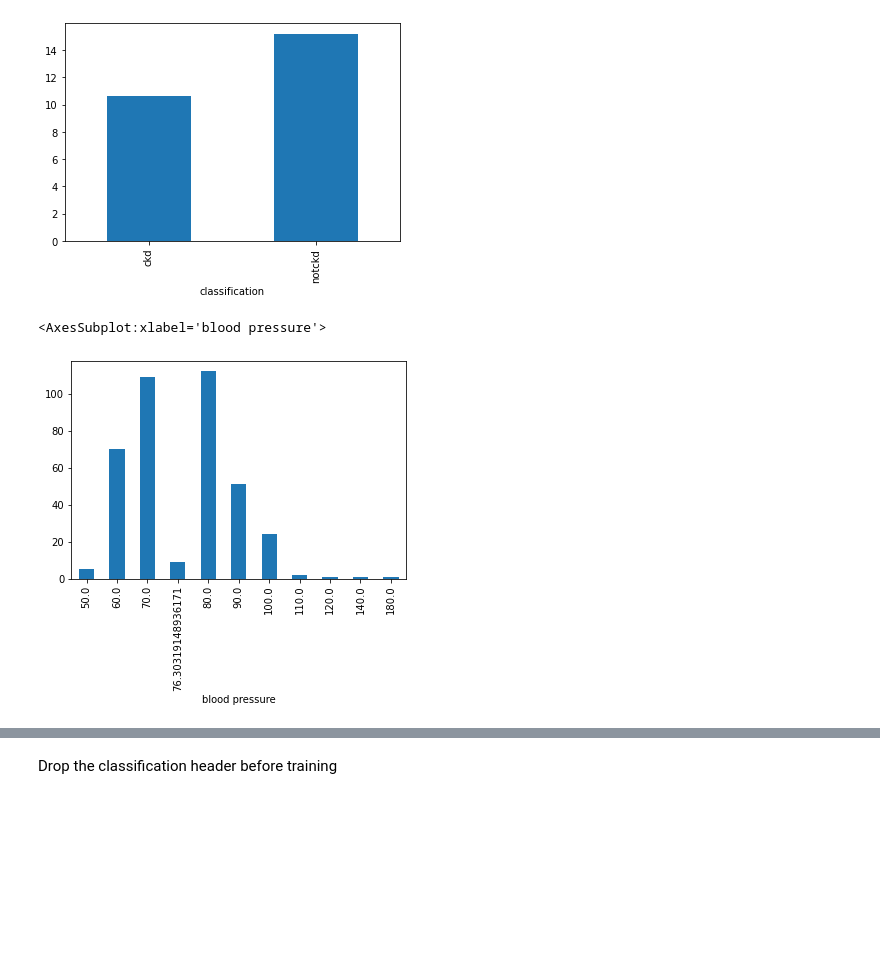
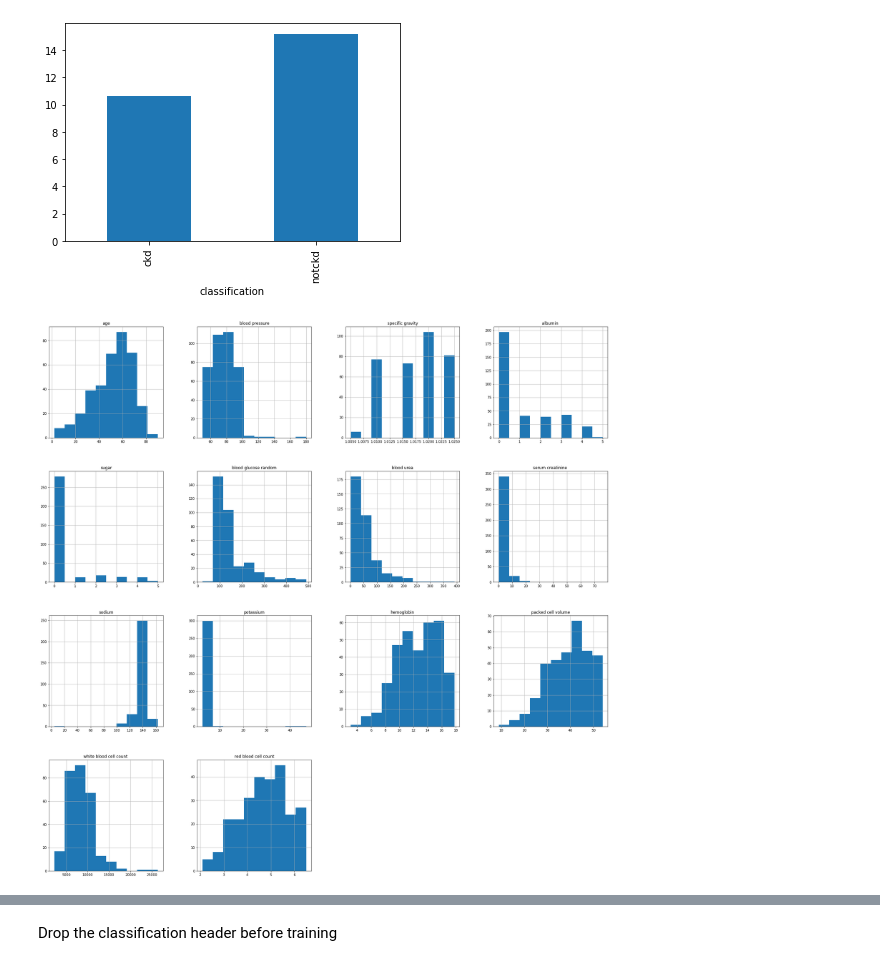
Before and after one commit to MHR1985/DSC_ExamProject, a Jupyter notebook: Python/kidneyNotebook.ipynb, the cells around one changed output, grey strips where cells are left out. Drawn from its saved outputs; the diff is of its cells as text; code cells hidden in the pictures; blank space fills up the shorter version.

```diff
--- a/Python/kidneyNotebook.ipynb
+++ b/Python/kidneyNotebook.ipynb
@@ -234,8 +233,8 @@ hemoglobin['hemoglobin'].plot.bar()
 # %% [output]
 <AxesSubplot:xlabel='classification'>
 [figure]
-# %%
-data.groupby('blood pressure').size().plot(kind='bar')
-# %% [output]
-<AxesSubplot:xlabel='blood pressure'>
-[figure, removed]
+# %%
+unalteredData.hist(figsize=(30,30))
+plt.show()
+# %% [output]
+[figure, added]
```
Also changed, not shown: parts of 5 cells of this notebook.
